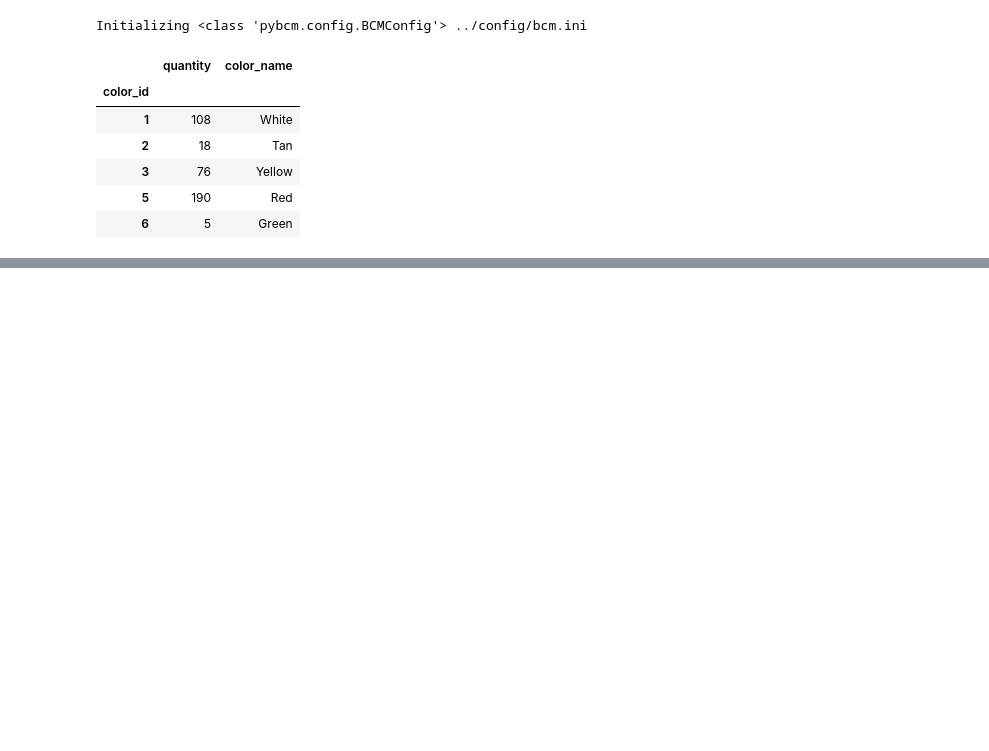
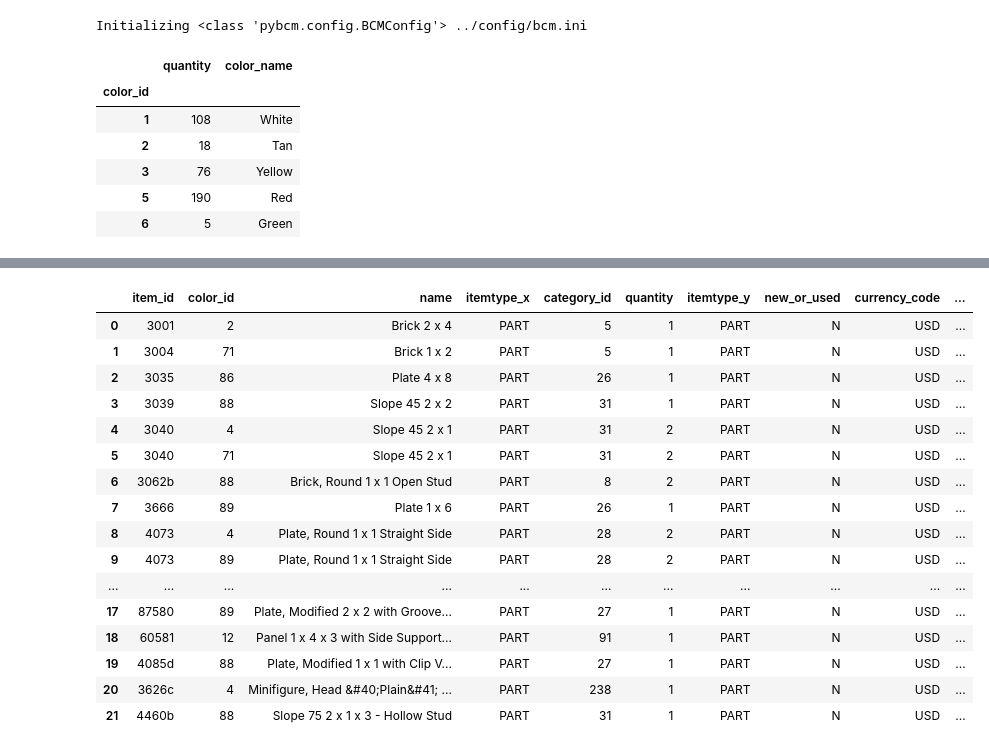
Before and after one commit to Geekly/pybcm, a Jupyter notebook: notebooks/tryPybcm.ipynb, the cells around one changed output, grey strips where cells are left out. Saved outputs shown, nothing was run; the diff lists cells and outputs as text; code cells hidden in the pictures; blank space fills up the shorter version.

```diff
--- a/notebooks/tryPybcm.ipynb
+++ b/notebooks/tryPybcm.ipynb
@@ -244,0 +156,30 @@ new_stock.sort_values('total_part_cost', ascending=False).head()
+# %%
+def get_price_summaries(bd: BrickData, inv_df: pd.DataFrame, new_or_used=NewUsed.N, guide_type=GuideType.stock):
+    """
+    Get a dataframe of prices for the entire set
+    :param bd:
+    :param inv_df:
+    :param new_or_used:
+    :param guide_type:
+    :return:
+    """
+    PARTSONLY = True
+
+    # get price summaries for each part
+    price_df = pd.DataFrame()
+    for index, item in inv_df.iterrows():
+        if item['itemtype'] == ItemType.PART:
+            #logger.debug(f"Getting {item['item_id'], item['color_id']}")
+            lineitem = bd.get_part_price_summary(str(item['item_id']), str(item['color_id']),
+                                                 new_or_used=new_or_used,
+                                                 guide_type=guide_type)
+            price_df = price_df.append(lineitem)
+
+    # merge prices with inventory
+
+    return price_df
+# %%
+set_list = ['561410-1', '561408-1', '561409-1']
+# %%
+inv = bd.get_set_inventory(set_list[0])
+inv
@@ -244,0 +205,2 @@ new_stock.sort_values('total_part_cost', ascending=False).head()
+# %%
+summ = get_price_summaries(bd, inv)
@@ -244,0 +209,20 @@ new_stock.sort_values('total_part_cost', ascending=False).head()
+# %%
+inv.merge(summ, on=['item_id', 'color_id'])
+# %% [output]
+|  | item_id | color_id | name | itemtype_x | category_id | quantity | itemtype_y | new_or_used | currency_code | ... |
+| 0 | 3001 | 2 | Brick 2 x 4 | PART | 5 | 1 | PART | N | USD | ... |
+| 1 | 3004 | 71 | Brick 1 x 2 | PART | 5 | 1 | PART | N | USD | ... |
+| 2 | 3035 | 86 | Plate 4 x 8 | PART | 26 | 1 | PART | N | USD | ... |
+| 3 | 3039 | 88 | Slope 45 2 x 2 | PART | 31 | 1 | PART | N | USD | ... |
+| 4 | 3040 | 4 | Slope 45 2 x 1 | PART | 31 | 2 | PART | N | USD | ... |
+| 5 | 3040 | 71 | Slope 45 2 x 1 | PART | 31 | 2 | PART | N | USD | ... |
+| 6 | 3062b | 88 | Brick, Round 1 x 1 Open Stud | PART | 8 | 2 | PART | N | USD | ... |
+| 7 | 3666 | 89 | Plate 1 x 6 | PART | 26 | 1 | PART | N | USD | ... |
+| 8 | 4073 | 4 | Plate, Round 1 x 1 Straight Side | PART | 28 | 2 | PART | N | USD | ... |
+| 9 | 4073 | 89 | Plate, Round 1 x 1 Straight Side | PART | 28 | 2 | PART | N | USD | ... |
+| ... | ... | ... | ... | ... | ... | ... | ... | ... | ... | ... |
+| 17 | 87580 | 89 | Plate, Modified 2 x 2 with Groove... | PART | 27 | 1 | PART | N | USD | ... |
+| 18 | 60581 | 12 | Panel 1 x 4 x 3 with Side Support... | PART | 91 | 1 | PART | N | USD | ... |
+| 19 | 4085d | 88 | Plate, Modified 1 x 1 with Clip V... | PART | 27 | 1 | PART | N | USD | ... |
+| 20 | 3626c | 4 | Minifigure, Head &#40;Plain&#41; ... | PART | 238 | 1 | PART | N | USD | ... |
+| 21 | 4460b | 88 | Slope 75 2 x 1 x 3 - Hollow Stud | PART | 31 | 1 | PART | N | USD | ... |
```
Also changed, not shown: parts of 24 cells of this notebook, 10 other files.
